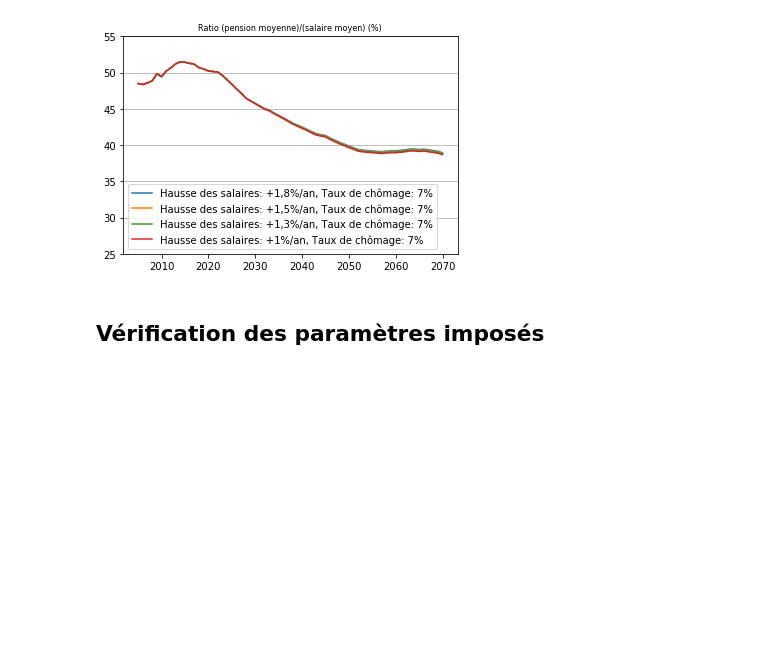
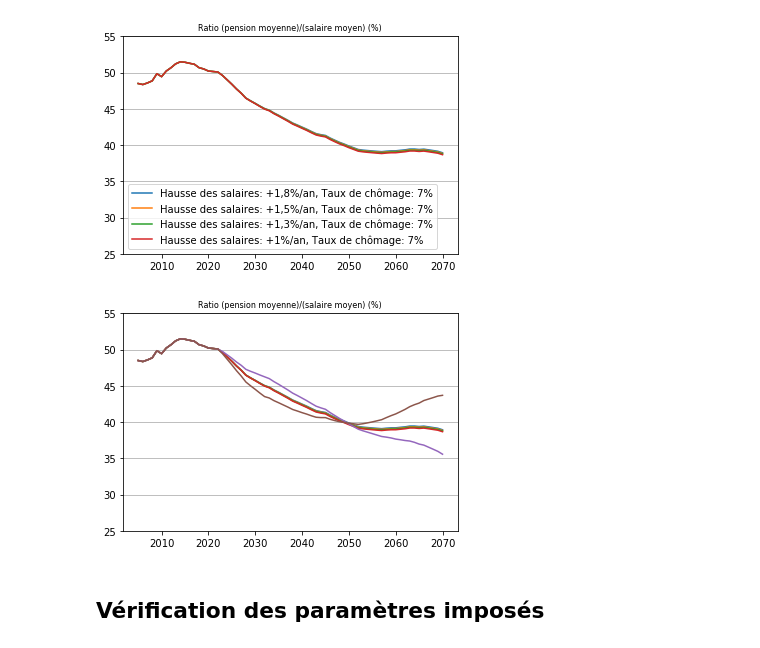
Before and after one commit to brunoscherrer/retraites, a Jupyter notebook: doc/simulation-Etude-Impact.ipynb, the cells around one changed output. Saved outputs shown, nothing was run; the diff lists cells and outputs as text; code cells hidden in the pictures; blank space fills up the shorter version.

```diff
--- a/doc/simulation-Etude-Impact.ipynb
+++ b/doc/simulation-Etude-Impact.ipynb
@@ -391,6 +413,13 @@ analyse.graphique(analyse.P,"P", draw_legend = True, scenarios_indices = range(1
 pl.grid(axis="y")
 # %% [output]
 [figure]
+# %%
+analyse.graphique(analyse.P,"P")
+pl.grid(axis="y")
+pl.savefig("Article4/Simulation-P.png")
+pl.savefig("Article4/Simulation-P.pdf")
+# %% [output]
+[figure, added]
 # %% [markdown]
 ## Vérification des paramètres imposés
 # %%
```
Also changed, not shown: parts of 3 cells of this notebook, 10 other files.
